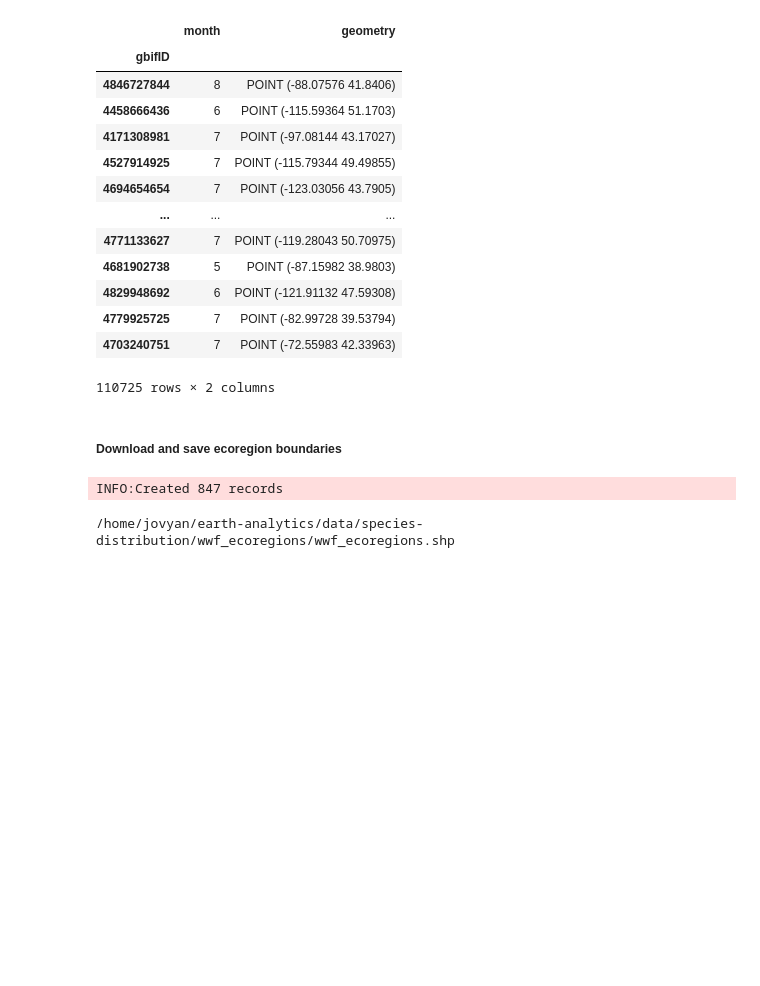
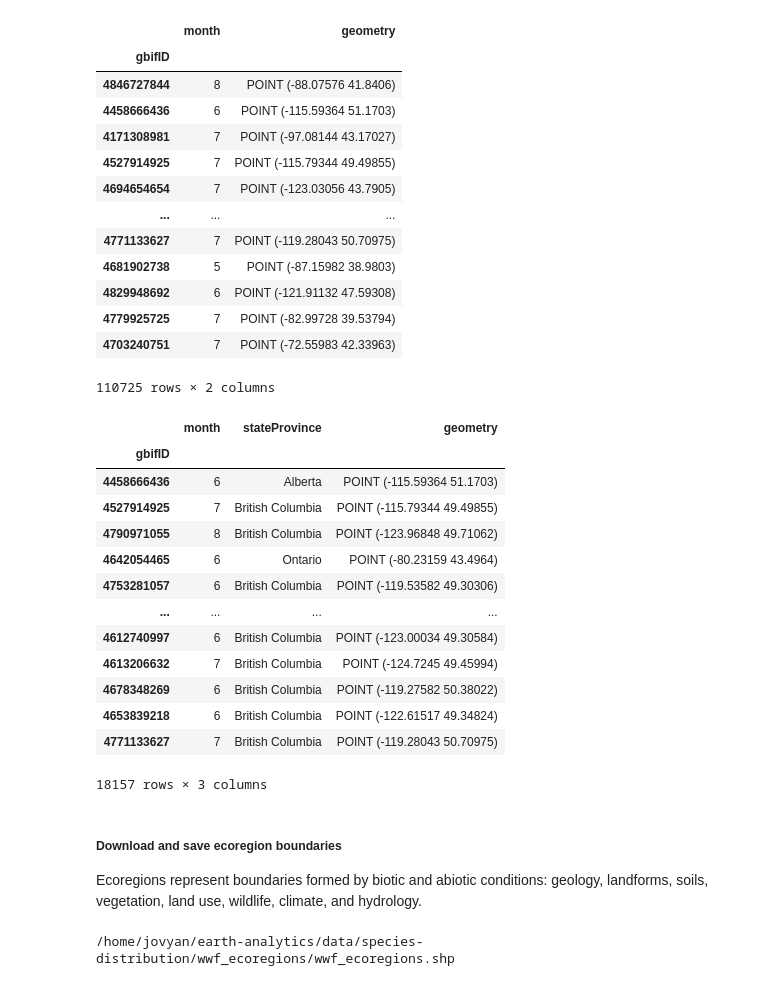
Before and after one commit to earthlab-education/species-distribution-coding-challenge-lauren-alexandra, a Jupyter notebook: portfolio_post/willow-flycatcher-distribution.ipynb, the cells around one changed output. Drawn from its saved outputs; the diff is of its cells as text; code cells hidden in the pictures; blank space fills up the shorter version.

Commit message:
get monthly regional obs

```diff
--- a/portfolio_post/willow-flycatcher-distribution.ipynb
+++ b/portfolio_post/willow-flycatcher-distribution.ipynb
@@ -188,6 +185,6 @@ array(['US', 'CA', 'EC', 'MX', 'NI', 'HN', 'GT', 'CR', 'CO', 'VE', 'BZ',
 # %%
-# United States
+# Canada
 
-wf_US = gbif_df_2023.loc[gbif_df_2023['countryCode'] == 'US']
-wf_US.value_counts()
+wf_CA = gbif_df_2023.loc[gbif_df_2023['countryCode'] == 'CA']
+wf_CA.value_counts()
 # %% [output]
@@ -240,8 +319,38 @@ gdf_monthly
 | 4779925725 | 7 | POINT (-82.99728 39.53794) |
 | 4703240751 | 7 | POINT (-72.55983 42.33963) |
 110725 rows × 2 columns
+# %%
+gdf_canada = (
+    gpd.GeoDataFrame(
+        wf_CA,
+        geometry=gpd.points_from_xy(
+            wf_CA.decimalLongitude,
+            wf_CA.decimalLatitude),
+        crs="EPSG:4326")
+    # Select the desired columns
+    [['month', 'stateProvince', 'geometry']]
+)
+
+gdf_canada
+# %% [output]
+|  | month | stateProvince | geometry |
+| gbifID |  |  |  |
+| 4458666436 | 6 | Alberta | POINT (-115.59364 51.1703) |
+| 4527914925 | 7 | British Columbia | POINT (-115.79344 49.49855) |
+| 4790971055 | 8 | British Columbia | POINT (-123.96848 49.71062) |
+| 4642054465 | 6 | Ontario | POINT (-80.23159 43.4964) |
+| 4753281057 | 6 | British Columbia | POINT (-119.53582 49.30306) |
+| ... | ... | ... | ... |
+| 4612740997 | 6 | British Columbia | POINT (-123.00034 49.30584) |
+| 4613206632 | 7 | British Columbia | POINT (-124.7245 49.45994) |
+| 4678348269 | 6 | British Columbia | POINT (-119.27582 50.38022) |
+| 4653839218 | 6 | British Columbia | POINT (-122.61517 49.34824) |
+| 4771133627 | 7 | British Columbia | POINT (-119.28043 50.70975) |
+18157 rows × 3 columns
 # %% [markdown]
 ##### Download and save ecoregion boundaries
+
+Ecoregions represent boundaries formed by biotic and abiotic conditions: geology, landforms, soils, vegetation, land use, wildlife, climate, and hydrology.
 # %%
 # Set up the ecoregion boundary URL
 ecoregions_url = "https://storage.googleapis.com/teow2016/Ecoregions2017.zip"
@@ -256,11 +365,9 @@ os.makedirs(ecoregions_dir, exist_ok=True)
 ecoregions_path = os.path.join(ecoregions_dir, 'wwf_ecoregions.shp')
 
 # Only download once
-#if not os.path.exists(ecoregions_path):
-ecoregions_gdf = gpd.read_file(ecoregions_url)
-ecoregions_gdf.to_file(ecoregions_path)
+if not os.path.exists(ecoregions_path):
+    ecoregions_gdf = gpd.read_file(ecoregions_url)
+    ecoregions_gdf.to_file(ecoregions_path)
-# %% [output]
-INFO:Created 847 records
 # %%
 %%bash
 find ~/earth-analytics/data/species-distribution -name '*.shp'
```
Also changed, not shown: parts of 13 cells of this notebook, 1 other file.
